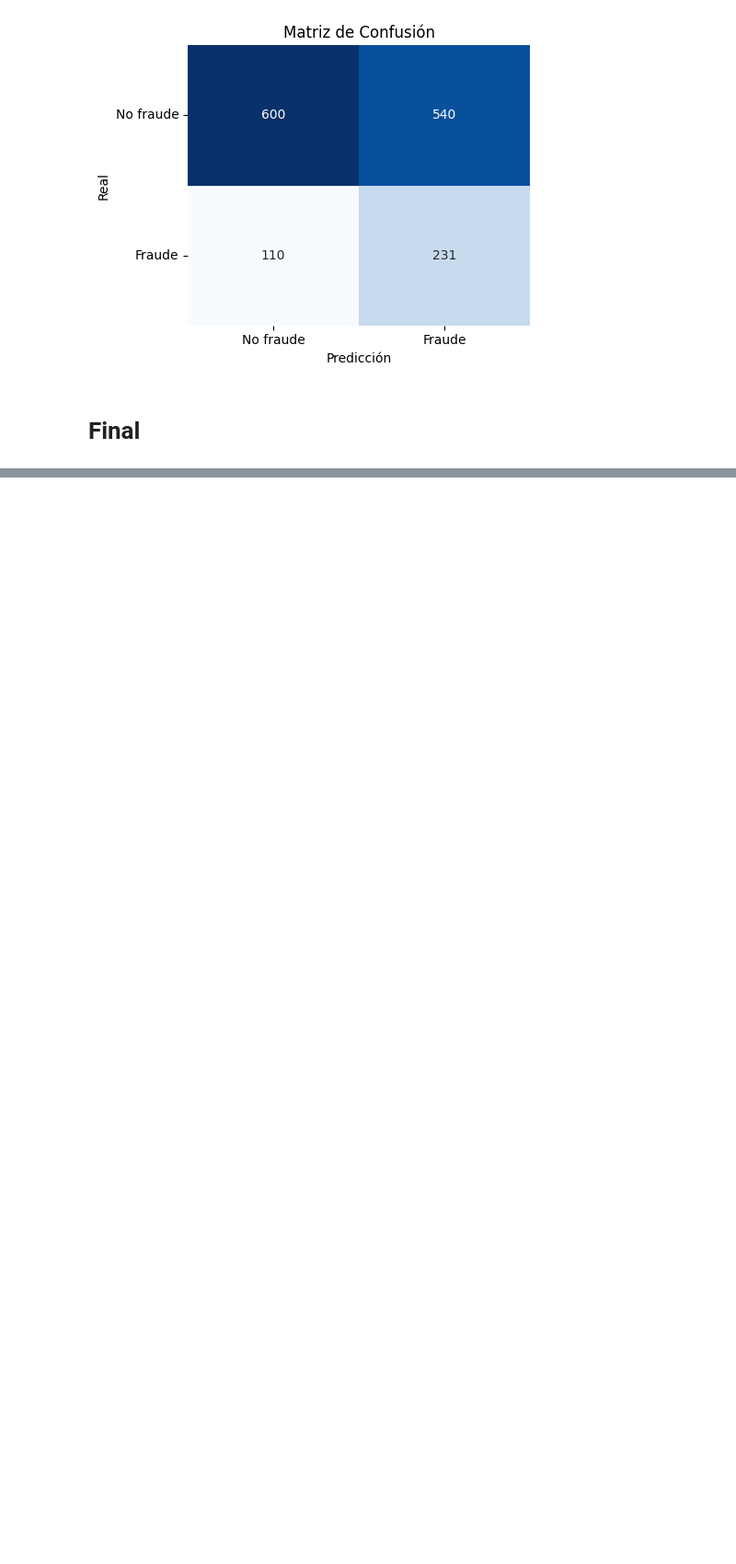
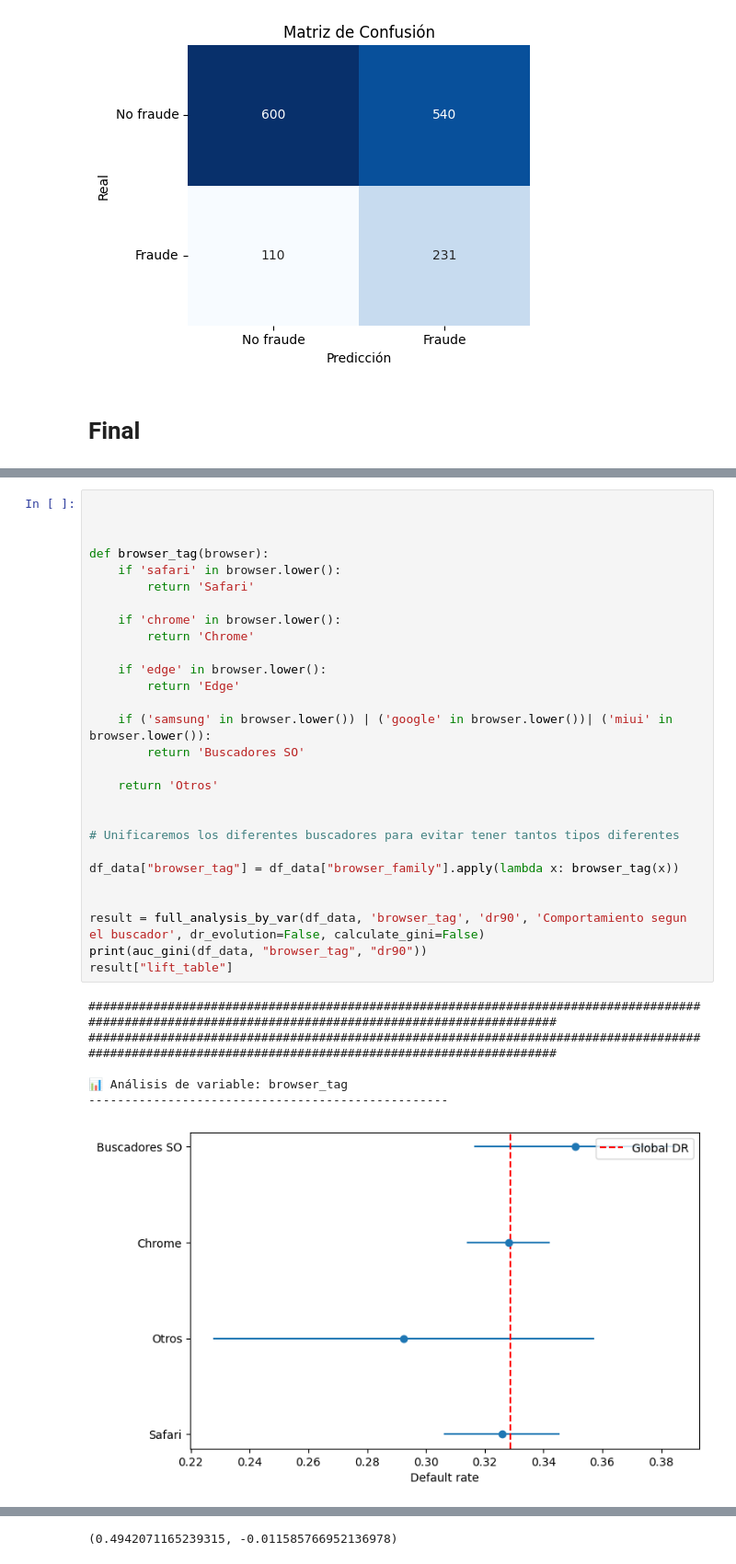
Before and after one commit to cgomez-QB/Fraud-Model, a Jupyter notebook: src/first_exploration/exploratory_data_analysis.ipynb, the cells around one changed output, grey strips where cells are left out. Shown at 92% size. Saved outputs shown, nothing was run; the diff lists cells and outputs as text; blank space fills up the shorter version.

```diff
--- a/src/first_exploration/exploratory_data_analysis.ipynb
+++ b/src/first_exploration/exploratory_data_analysis.ipynb
@@ -2101,0 +2197,35 @@ TypeError: IpInfo.__init__() missing 2 required positional arguments: 'upper_lim
+# %%
+
+
+
+def browser_tag(browser):
+    if 'safari' in browser.lower():
+        return 'Safari'
+
+    if 'chrome' in browser.lower():
+        return 'Chrome'
+
+    if 'edge' in browser.lower():
+        return 'Edge'
+
+    if ('samsung' in browser.lower()) | ('google' in browser.lower())| ('miui' in browser.lower()):
+        return 'Buscadores SO'
+
+    return 'Otros'
+
+
+# Unificaremos los diferentes buscadores para evitar tener tantos tipos diferentes
+
+df_data["browser_tag"] = df_data["browser_family"].apply(lambda x: browser_tag(x))
+
+
+result = full_analysis_by_var(df_data, 'browser_tag', 'dr90', 'Comportamiento segun el buscador', dr_evolution=False, calculate_gini=False)
+print(auc_gini(df_data, "browser_tag", "dr90"))
+result["lift_table"]
+# %% [output]
+######################################################################################################################################################
+######################################################################################################################################################
+
+📊 Análisis de variable: browser_tag
+--------------------------------------------------
+[figure, added]
@@ -2101,0 +2233 @@ TypeError: IpInfo.__init__() missing 2 required positional arguments: 'upper_lim
+(0.4942071165239315, -0.011585766952136978)
```
Also changed, not shown: parts of 17 cells of this notebook, 5 other files.
